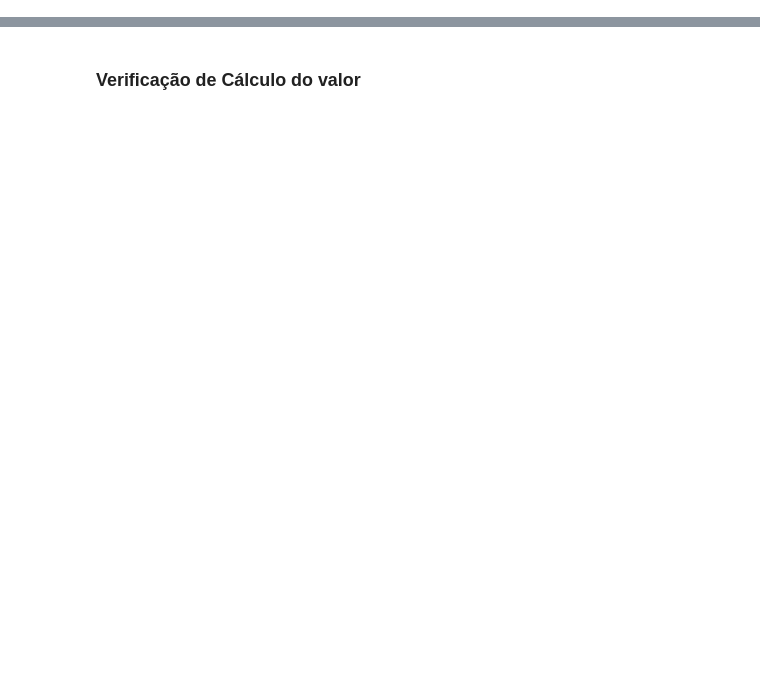
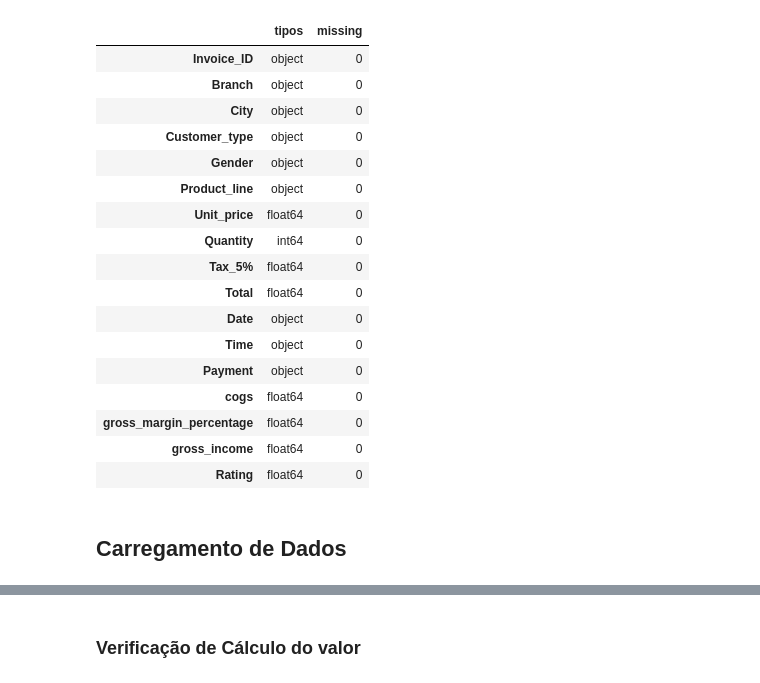
Before and after one commit to moisesmember/python_project, a Jupyter notebook: other/Supermarket sales.ipynb, the cells around one changed output, grey strips where cells are left out. Saved outputs shown, nothing was run; the diff lists cells and outputs as text; code cells hidden in the pictures; blank space fills up the shorter version.

```diff
--- a/other/Supermarket sales.ipynb
+++ b/other/Supermarket sales.ipynb
@@ -6,3 +29,26 @@ sales = pd.read_csv('/home/hadoop/dataset/supermarket_sales - Sheet1.csv');
+# %%
+pd.DataFrame({'tipos':sales.dtypes, 'missing':sales.isna().sum()}) # verifica valores nulos por coluna
+# %% [output]
+|  | tipos | missing |
+| Invoice_ID | object | 0 |
+| Branch | object | 0 |
+| City | object | 0 |
+| Customer_type | object | 0 |
+| Gender | object | 0 |
+| Product_line | object | 0 |
+| Unit_price | float64 | 0 |
+| Quantity | int64 | 0 |
+| Tax_5% | float64 | 0 |
+| Total | float64 | 0 |
+| Date | object | 0 |
+| Time | object | 0 |
+| Payment | object | 0 |
+| cogs | float64 | 0 |
+| gross_margin_percentage | float64 | 0 |
+| gross_income | float64 | 0 |
+| Rating | float64 | 0 |
+# %% [markdown]
+<h2>Carregamento de Dados</h2>
 # %%
 sales
 # %% [output]
```
Also changed, not shown: parts of 12 cells of this notebook.
